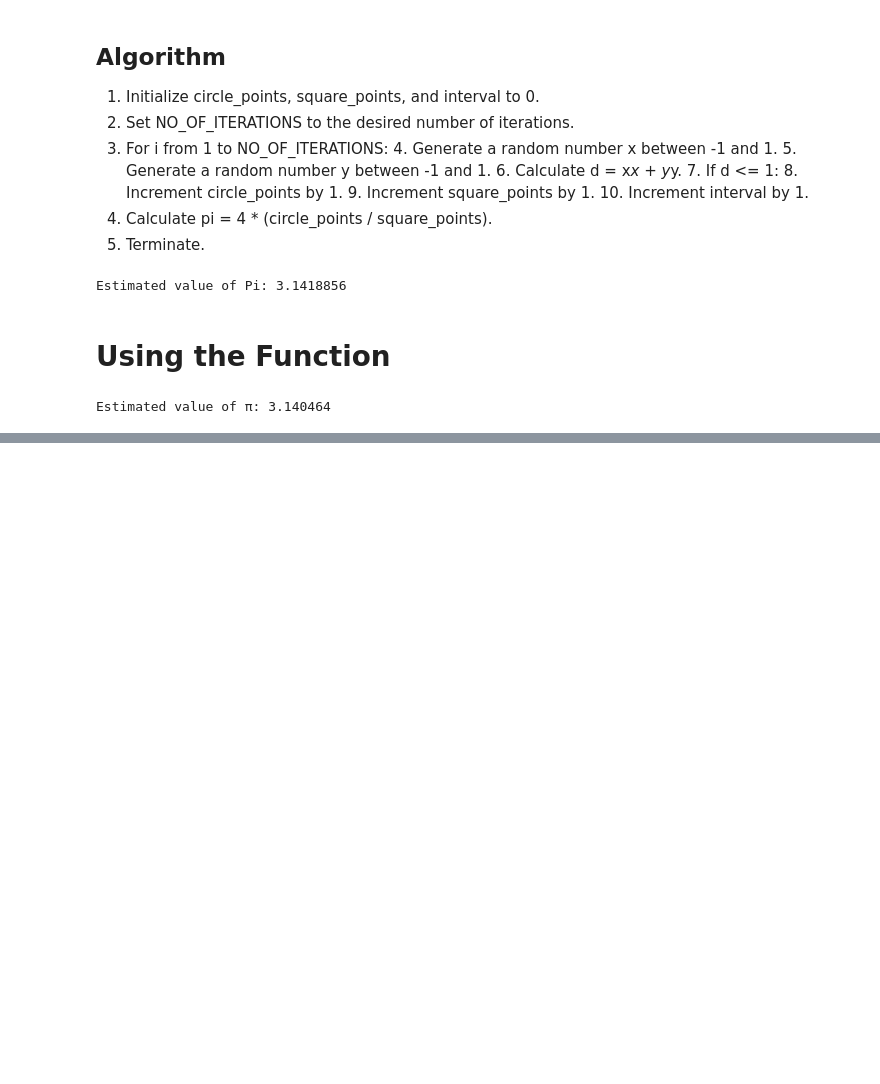
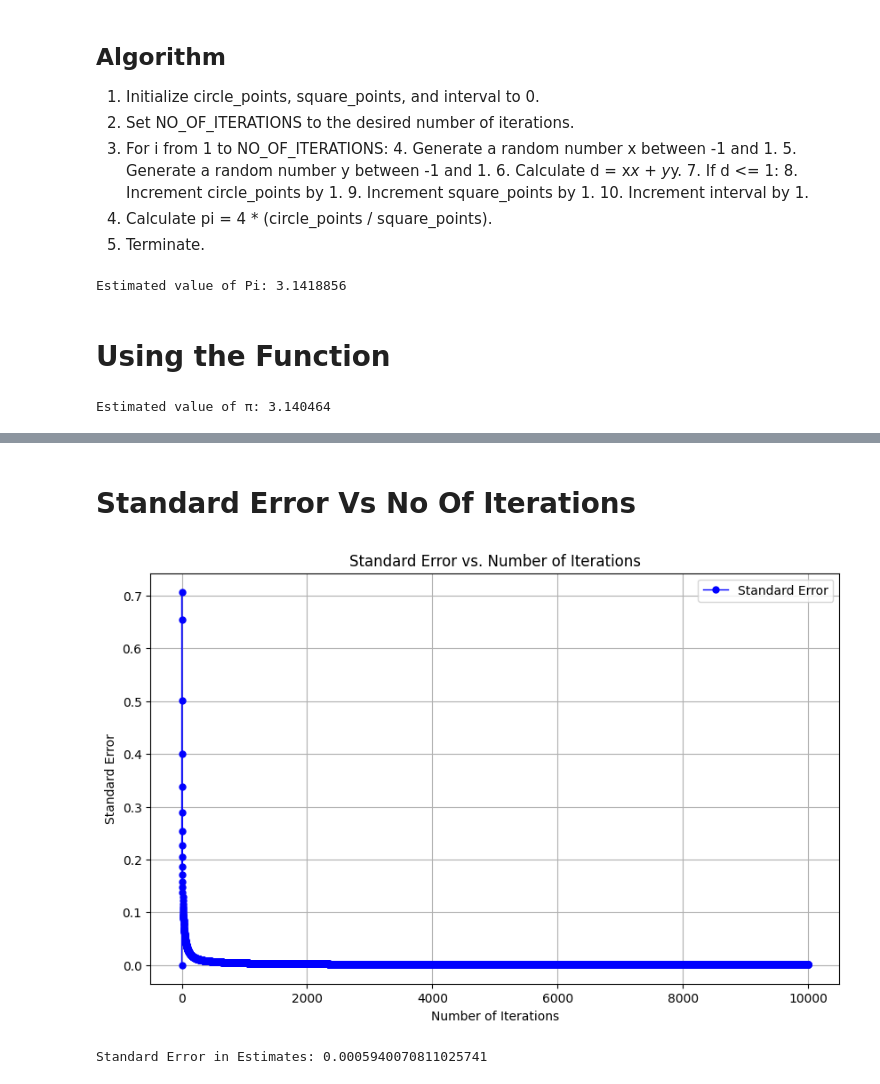
Before and after one commit to Rk-Pudasaini/Monte_Carlo_Simulation, a Jupyter notebook: Estimating_Pi_Value.ipynb, the cells around one changed output, grey strips where cells are left out. Saved outputs shown, nothing was run; the diff lists cells and outputs as text; code cells hidden in the pictures; blank space fills up the shorter version.

```diff
--- a/Estimating_Pi_Value.ipynb
+++ b/Estimating_Pi_Value.ipynb
@@ -96,0 +152,66 @@ Estimated value of π: 3.140464
+# %% [markdown]
+# Standard Error Vs No Of Iterations
+# %%
+# Define the number of iterations
+NOOFITERATIONS = 10000
+
+# Initialize circle points, square points, and interval to 0
+circle_points = 0
+square_points = 0
+interval = 0
+
+# Lists to store the estimates and standard errors
+pi_estimates = []
+standard_errors = []
+
+# Perform the iterations
+for _ in range(NOOFITERATIONS):
+    # Generate random points within the square [-1, 1] x [-1, 1]
+    x = random.uniform(-1, 1)
+    y = random.uniform(-1, 1)
+
+    # Calculate the distance squared from the origin
+    d_squared = x**2 + y**2
+
+    # Increment square points
+    square_points += 1
+
+    # Check if the point falls within the unit circle
+    if d_squared <= 1:
+        # Increment circle points if it falls within the circle
+        circle_points += 1
+
+    # Increment interval
+    interval += 1
+
+    # Calculate Pi using the current ratio of circle points to square points
+    pi_estimate = 4 * (circle_points / square_points)
+
+    # Round the estimated value of Pi to two decimal places
+    rounded_pi_estimate = round(pi_estimate, 2)
+
+    # Store the rounded estimate
+    pi_estimates.append(rounded_pi_estimate)
+
+    # Calculate the standard error at this iteration
+    standard_error = np.std(pi_estimates) / np.sqrt(interval)
+
+    # Store the standard error
+    standard_errors.append(standard_error)
+
+# Plotting the standard error vs. number of iterations
+plt.figure(figsize=(10, 6))
+plt.plot(standard_errors, marker='o', linestyle='-', linewidth=1, markersize=5 ,label='Standard Error', color='blue')
+plt.xlabel('Number of Iterations')
+plt.ylabel('Standard Error')
+plt.title('Standard Error vs. Number of Iterations')
+plt.legend()
+plt.grid(True)
+plt.show()
+
+
+# Display the standard error
+print("Standard Error in Estimates:", standard_errors[-1])
+# %% [output]
+[figure, added]
+Standard Error in Estimates: 0.0005940070811025741
```
Also changed, not shown: parts of 2 cells of this notebook.
